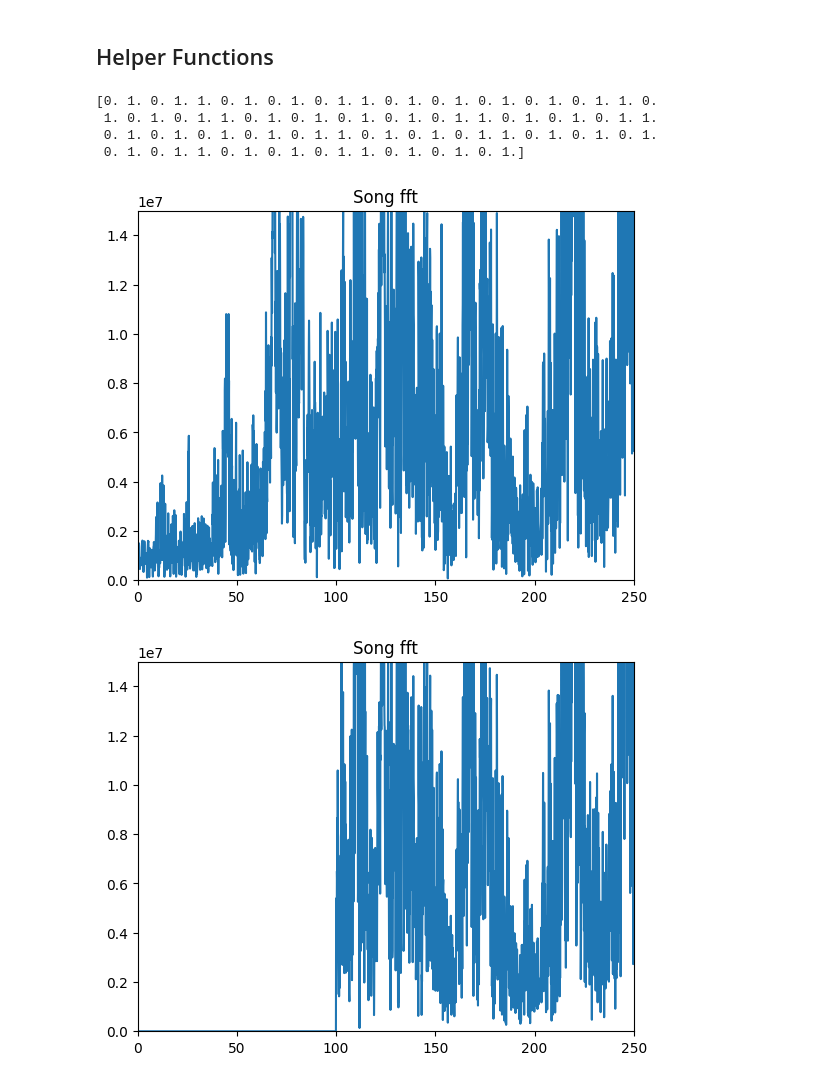
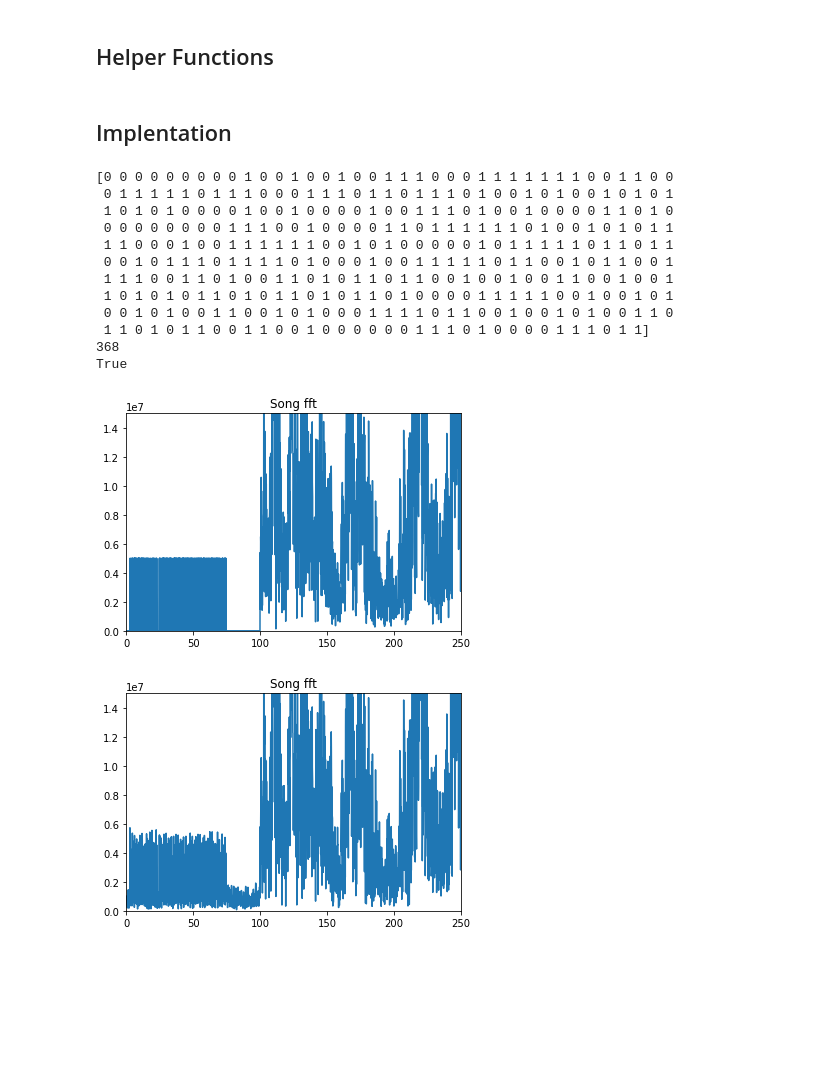
Before and after one commit to Carciax/EEE4114F-PRJ, a Jupyter notebook: Low Frequency Hiding.ipynb, the cells around one changed output. Cells and saved outputs as stored; diff of their text form; code cells hidden in the pictures; blank space fills up the shorter version.

```diff
--- a/Low Frequency Hiding.ipynb
+++ b/Low Frequency Hiding.ipynb
@@ -5,13 +6,14 @@ from scipy.io import wavfile
 # %% [markdown]
 ## Encoding and Decoding Functions
 # %%
-def audio_from_wav(filename):
+def audio_from_wav(filename, save_mono=False):
     fs, data = wavfile.read(filename)
     audio = (data[:,0] + data[:,1]) // 2
-    data[:,0] = audio
-    data[:,1] = audio
-    filename = filename.split('.')[0] + '_mono.wav'
-    wavfile.write(filename, fs, data)
+    if (save_mono):
+        data[:,0] = audio
+        data[:,1] = audio
+        filename = filename.split('.')[0] + '_mono.wav'
+        wavfile.write(filename, fs, data)
     return fs, audio
 
 def audio_to_wav(audio, filename, fs, N_original):
@@ -93,12 +95,9 @@ def Check_data(message, sign_message , public_key):
         return False
 
 
+def getdatafrom_sec_total_ave(audio_name):
 
-
-
-def getdatafrom_sec_total_ave(adio_name):
-
-    fs, audio = audio_from_wav(adio_name)
+    fs, audio = audio_from_wav(audio_name)
 
 
     total = 0
@@ -179,8 +178,6 @@ def get_data(audio_name,private_key):
     return bin_data
 
 
-
-
 def check_data(audio_name, bin_data_arry , public_key):
     message = convert_to_ascii(getdatafrom_sec_total_ave(audio_name))
     bin_data = ''.join(str(bit) for bit in bin_data_arry)
@@ -249,3 +194,5 @@ def plot_fft(audio, fs, f_max = 250):
     plt.xlim([0, f_max])
     plt.ylim([0, 1.5e7])
     plt.title('Song fft')
+# %% [markdown]
+## Implentation
@@ -252,27 +237,18 @@ def plot_fft(audio, fs, f_max = 250):
 # %%
-DELTA_FREQUENCIES = 0.5 # Hz
-LOWEST_FREQUENCY = 1 # Hz
-data = [0, 1, 0, 1, 1, 0, 1, 0, 1, 0, 1, 1, 0, 1, 0, 1, 0, 1, 0, 1, 0, 1, 1, 0, 1, 0, 1, 0, 1, 1, 0, 1, 0, 1, 0, 1, 0, 1, 0, 1, 1, 0, 1, 0, 1, 0, 1, 1, 0, 1, 0, 1, 0, 1, 0, 1, 0, 1, 1, 0, 1, 0, 1, 0, 1, 1, 0, 1, 0, 1, 0, 1, 0, 1, 0, 1, 1, 0, 1, 0, 1, 0, 1, 1, 0, 1, 0, 1, 0, 1]
-
-fs, audio = audio_from_wav('AudioFiles/bumblebee_small.wav')
-N_original = len(audio)
-plot_fft(audio, fs)
-
-audio = pad_audio(audio, fs, DELTA_FREQUENCIES)
-audio = remove_low_frequencies(audio, fs, 100)
-plot_fft(audio, fs)
-
-audio = add_data(audio, data, 0.2e7, fs, DELTA_FREQUENCIES, LOWEST_FREQUENCY)
-plot_fft(audio, fs)
-plot_fft(audio, fs, len(data)*DELTA_FREQUENCIES + LOWEST_FREQUENCY + 10)
-audio_to_wav(audio, 'AudioFiles/bumblebee_small_with_data.wav', fs, N_original)
-
-data_r = recover_data(audio, 0.2e7, len(data), fs, DELTA_FREQUENCIES, LOWEST_FREQUENCY)
-print(data_r)
+public_key, _ = encrypt_audio('AudioFiles/bumblebee/bumblebee_small.wav')
+print(check_audio('AudioFiles/bumblebee/bumblebee_small_with_data.wav', public_key))
 # %% [output]
-[0. 1. 0. 1. 1. 0. 1. 0. 1. 0. 1. 1. 0. 1. 0. 1. 0. 1. 0. 1. 0. 1. 1. 0.
- 1. 0. 1. 0. 1. 1. 0. 1. 0. 1. 0. 1. 0. 1. 0. 1. 1. 0. 1. 0. 1. 0. 1. 1.
- 0. 1. 0. 1. 0. 1. 0. 1. 0. 1. 1. 0. 1. 0. 1. 0. 1. 1. 0. 1. 0. 1. 0. 1.
- 0. 1. 0. 1. 1. 0. 1. 0. 1. 0. 1. 1. 0. 1. 0. 1. 0. 1.]
+[0 0 0 0 0 0 0 0 0 1 0 0 1 0 0 1 0 0 1 1 1 0 0 0 1 1 1 1 1 1 1 0 0 1 1 0 0
+ 0 1 1 1 1 1 0 1 1 1 0 0 0 1 1 1 0 1 1 0 1 1 1 0 1 0 0 1 0 1 0 0 1 0 1 0 1
+ 1 0 1 0 1 0 0 0 0 1 0 0 1 0 0 0 0 1 0 0 1 1 1 0 1 0 0 1 0 0 0 0 1 1 0 1 0
+ 0 0 0 0 0 0 0 0 1 1 1 0 0 1 0 0 0 0 1 1 0 1 1 1 1 1 1 0 1 0 0 1 0 1 0 1 1
+ 1 1 0 0 0 1 0 0 1 1 1 1 1 1 0 0 1 0 1 0 0 0 0 0 1 0 1 1 1 1 1 0 1 1 0 1 1
+ 0 0 1 0 1 1 1 0 1 1 1 1 0 1 0 0 0 1 0 0 1 1 1 1 1 0 1 1 0 0 1 0 1 1 0 0 1
+ 1 1 1 0 0 1 1 0 1 0 0 1 1 0 1 0 1 1 0 1 1 0 0 1 0 0 1 0 0 1 1 0 0 1 0 0 1
+ 1 0 1 0 1 0 1 1 0 1 0 1 1 0 1 0 1 1 0 1 0 0 0 0 1 1 1 1 1 0 0 1 0 0 1 0 1
+ 0 0 1 0 1 0 0 1 1 0 0 1 0 1 0 0 0 1 1 1 1 0 1 1 0 0 1 0 0 1 0 1 0 0 1 1 0
+ 1 1 0 1 0 1 1 0 0 1 1 0 0 1 0 0 0 0 0 0 1 1 1 0 1 0 0 0 0 1 1 1 0 1 1]
+368
+True
-[figure, old version]
+[figure, new version]
-[figure, old version]
+[figure, new version]
```
Also changed, not shown: parts of 5 cells of this notebook, 8 other files.
